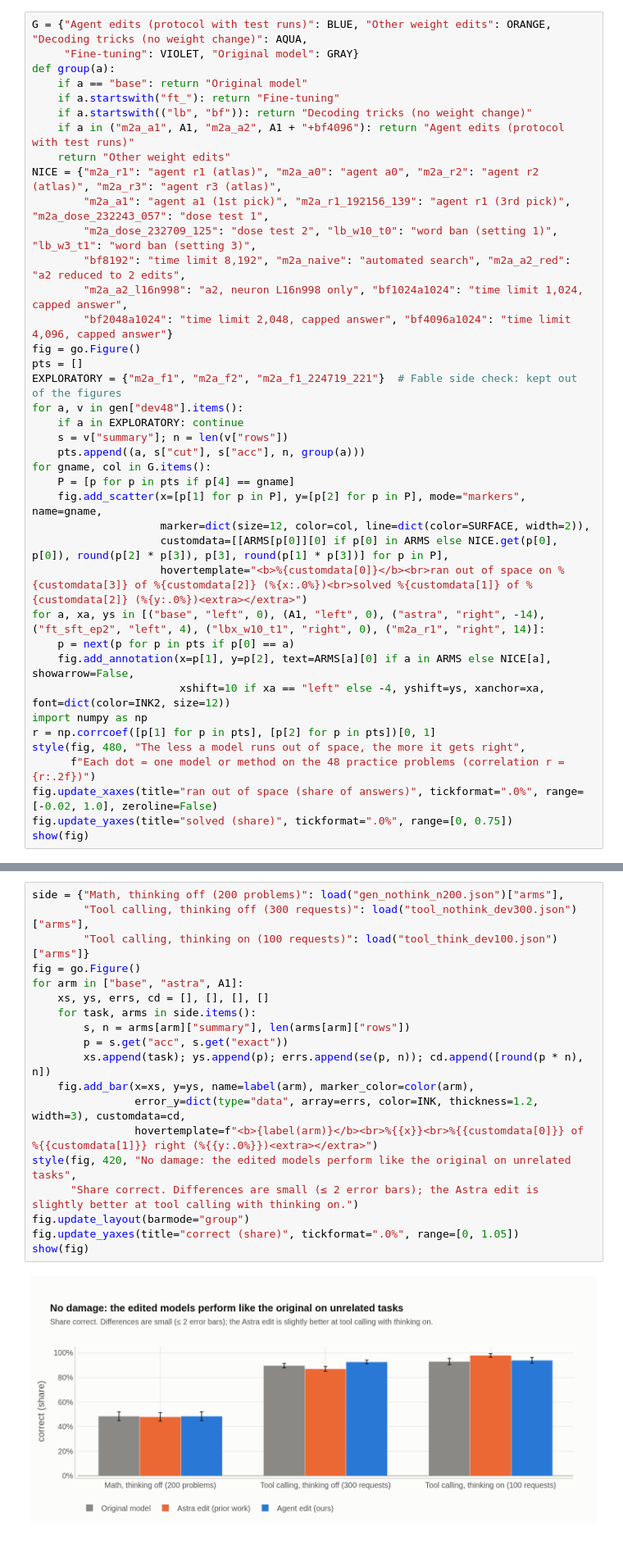
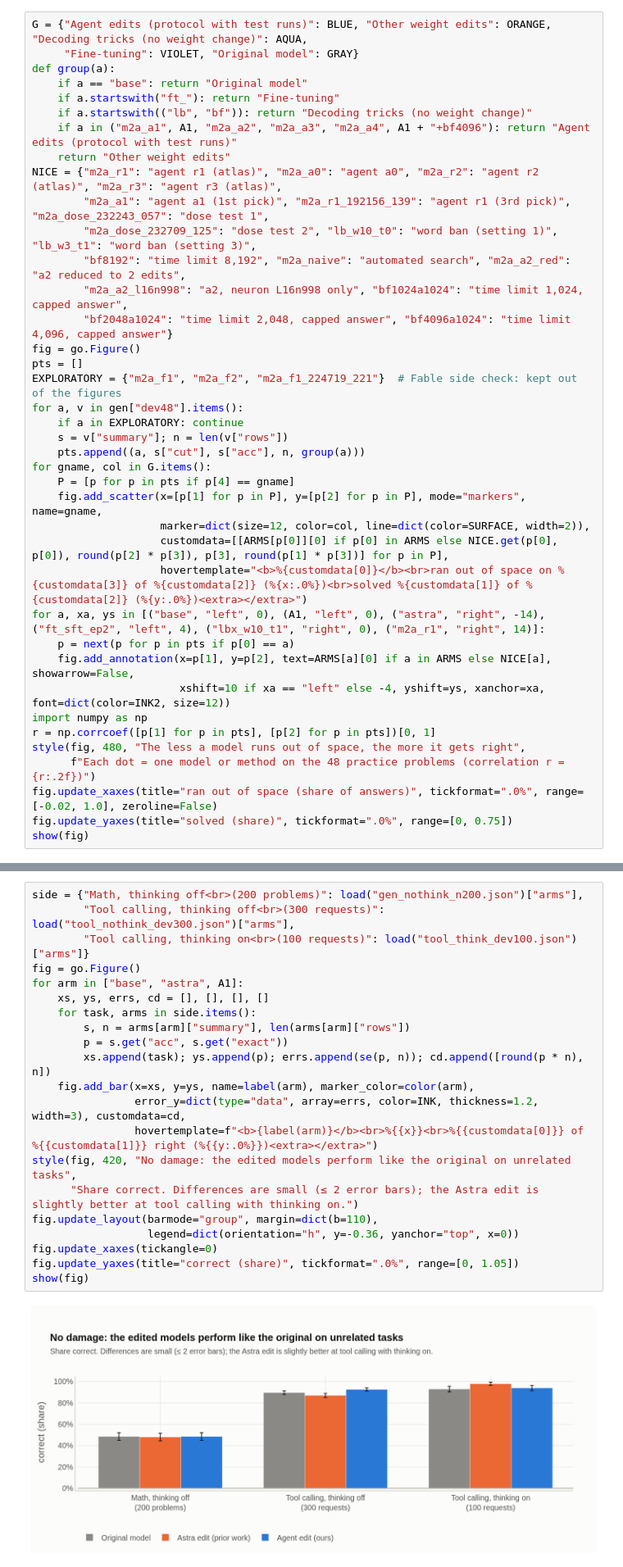
Before and after one commit to luizmlo/agentic-weight-editing, a Jupyter notebook: notebooks/results.ipynb, the cells around one changed output, grey strips where cells are left out. Shown at 82% size. Cells and saved outputs as stored; diff of their text form.

Commit message:
Figure 13: horizontal two-line task labels, legend below them; Figure 4: a3/a4 counted as agent edits (27 points)
Co-Authored-By: Claude Opus 5.5 <noreply@anthropic.com>

```diff
--- a/notebooks/results.ipynb
+++ b/notebooks/results.ipynb
@@ -275,7 +275,7 @@ def group(a):
     if a == "base": return "Original model"
     if a.startswith("ft_"): return "Fine-tuning"
     if a.startswith(("lb", "bf")): return "Decoding tricks (no weight change)"
-    if a in ("m2a_a1", A1, "m2a_a2", A1 + "+bf4096"): return "Agent edits (protocol with test runs)"
+    if a in ("m2a_a1", A1, "m2a_a2", "m2a_a3", "m2a_a4", A1 + "+bf4096"): return "Agent edits (protocol with test runs)"
     return "Other weight edits"
 NICE = {"m2a_r1": "agent r1 (atlas)", "m2a_a0": "agent a0", "m2a_r2": "agent r2 (atlas)", "m2a_r3": "agent r3 (atlas)",
         "m2a_a1": "agent a1 (1st pick)", "m2a_r1_192156_139": "agent r1 (3rd pick)", "m2a_dose_232243_057": "dose test 1",
@@ -571,26 +571,28 @@ show(fig)
 A good fix should not damage unrelated skills. We checked the edited models on tasks where looping is not the issue:
 math with thinking switched **off**, and choosing the right software tool for a request (tool calling).
 # %%
-side = {"Math, thinking off (200 problems)": load("gen_nothink_n200.json")["arms"],
-        "Tool calling, thinking off (300 requests)": load("tool_nothink_dev300.json")["arms"],
-        "Tool calling, thinking on (100 requests)": load("tool_think_dev100.json")["arms"]}
+side = {"Math, thinking off<br>(200 problems)": load("gen_nothink_n200.json")["arms"],
+        "Tool calling, thinking off<br>(300 requests)": load("tool_nothink_dev300.json")["arms"],
+        "Tool calling, thinking on<br>(100 requests)": load("tool_think_dev100.json")["arms"]}
 fig = go.Figure()
 for arm in ["base", "astra", A1]:
     xs, ys, errs, cd = [], [], [], []
     for task, arms in side.items():
         s, n = arms[arm]["summary"], len(arms[arm]["rows"])
         p = s.get("acc", s.get("exact"))
         xs.append(task); ys.append(p); errs.append(se(p, n)); cd.append([round(p * n), n])
     fig.add_bar(x=xs, y=ys, name=label(arm), marker_color=color(arm),
                 error_y=dict(type="data", array=errs, color=INK, thickness=1.2, width=3), customdata=cd,
                 hovertemplate=f"<b>{label(arm)}</b><br>%{{x}}<br>%{{customdata[0]}} of %{{customdata[1]}} right (%{{y:.0%}})<extra></extra>")
 style(fig, 420, "No damage: the edited models perform like the original on unrelated tasks",
       "Share correct. Differences are small (≤ 2 error bars); the Astra edit is slightly better at tool calling with thinking on.")
-fig.update_layout(barmode="group")
+fig.update_layout(barmode="group", margin=dict(b=110),
+                  legend=dict(orientation="h", y=-0.36, yanchor="top", x=0))
+fig.update_xaxes(tickangle=0)
 fig.update_yaxes(title="correct (share)", tickformat=".0%", range=[0, 1.05])
 show(fig)
 # %% [output]
-[figure, old version]
+[figure, new version]
 # %% [markdown]
 > **In practice:** the edit is **surgical**. It changes behavior only where the loops happen, during thinking, and
 > leaves other skills alone. That is what you would expect from four tiny changes aimed at one habit.
```
Also changed, not shown: parts of 1 cell of this notebook, 11 other files.
